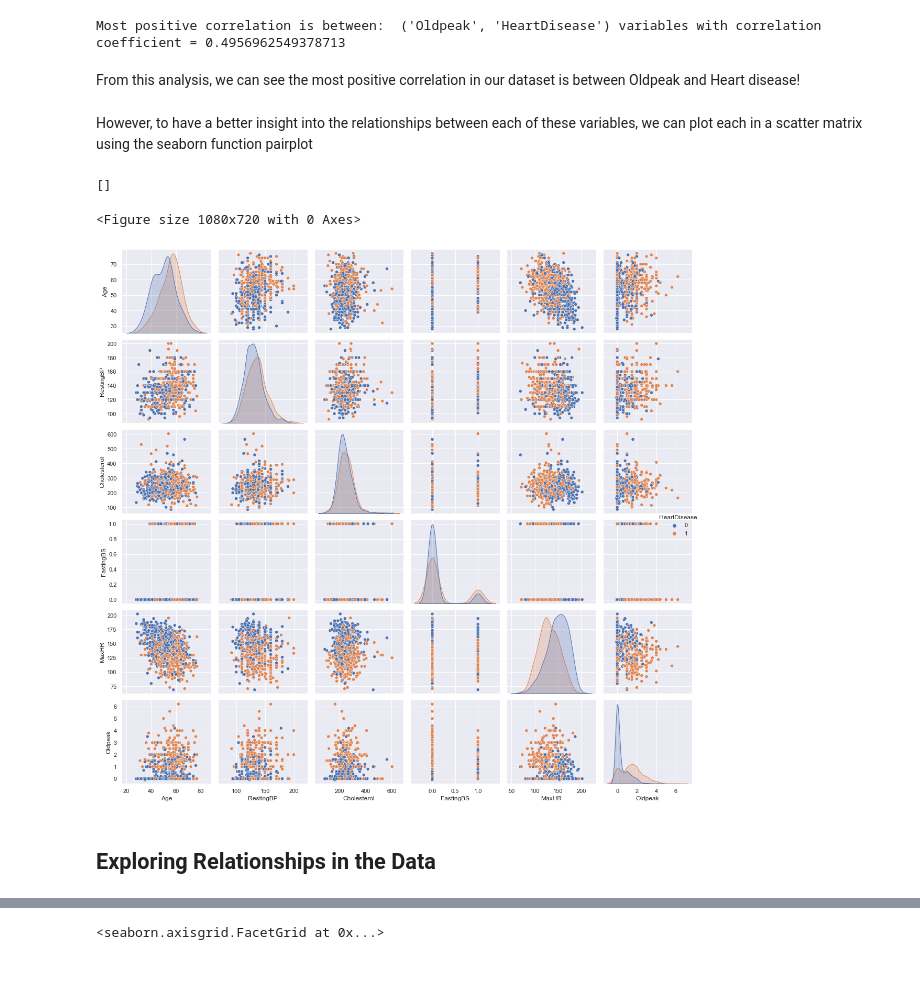
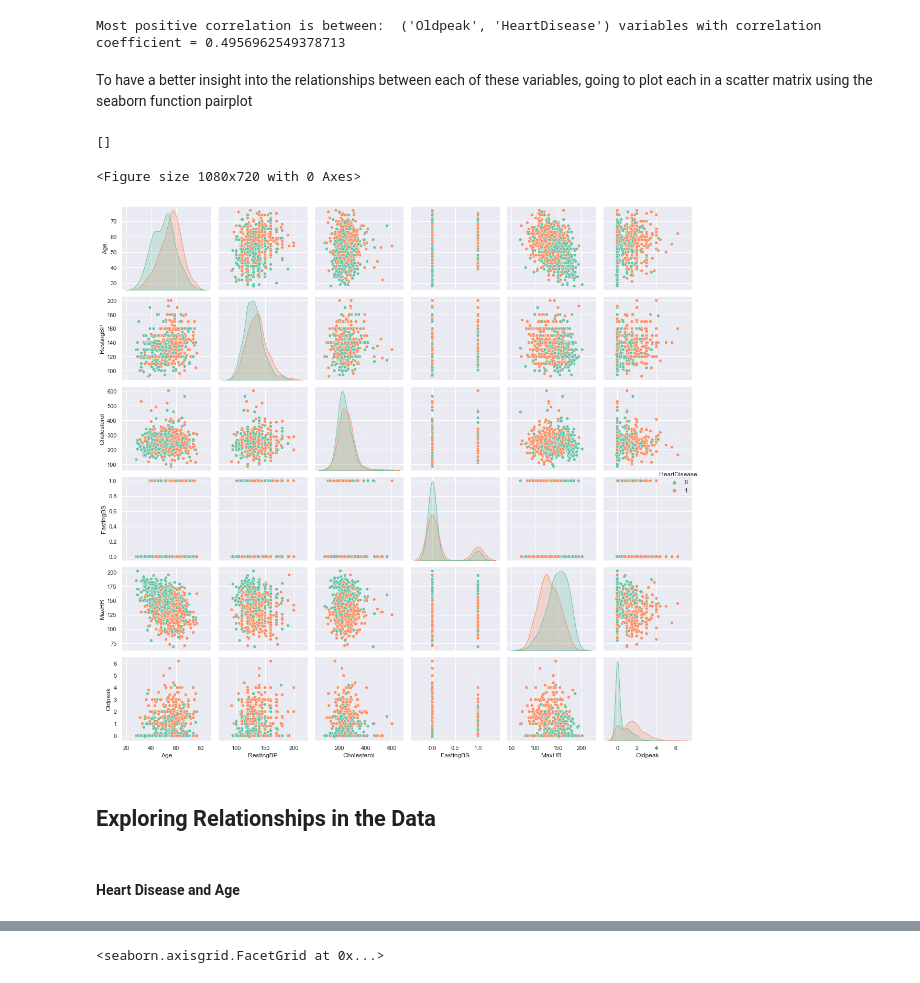
Before and after one commit to EmilyStonelake/DataScience_2021, a Jupyter notebook: DataScienceAssessment.ipynb, the cells around one changed output, grey strips where cells are left out. Saved outputs shown, nothing was run; the diff lists cells and outputs as text; code cells hidden in the pictures.

```diff
--- a/DataScienceAssessment.ipynb
+++ b/DataScienceAssessment.ipynb
@@ -252,18 +237,18 @@ new_corr
 print(f'Most positive correlation is between:  {new_corr.max().idxmax(), new_corr[new_corr.max().idxmax()].idxmax()} variables with correlation coefficient = {new_corr.max().max()}')
 # %% [output]
 Most positive correlation is between:  ('Oldpeak', 'HeartDisease') variables with correlation coefficient = 0.4956962549378713
-# %% [markdown]
-From this analysis, we can see the most positive correlation in our dataset is between Oldpeak and Heart disease!
 # %% [markdown]
-However, to have a better insight into the relationships between each of these variables, we can plot each in a scatter matrix using the seaborn function pairplot
+To have a better insight into the relationships between each of these variables, going to plot each in a scatter matrix using the seaborn function pairplot
 # %%
 plt.figure(figsize=(15,10))
-sns.pairplot(HeartDataset,hue="HeartDisease")
+sns.pairplot(HeartDataset,hue="HeartDisease", palette="Set2")
 plt.tight_layout()
 plt.plot()
 # %% [output]
 []
 <Figure size 1080x720 with 0 Axes>
-[figure, old version]
+[figure, new version]
 # %% [markdown]
 ## Exploring Relationships in the Data ##
+# %% [markdown]
+#### Heart Disease and Age ####
```
Also changed, not shown: parts of 109 cells of this notebook, 1 other file.
